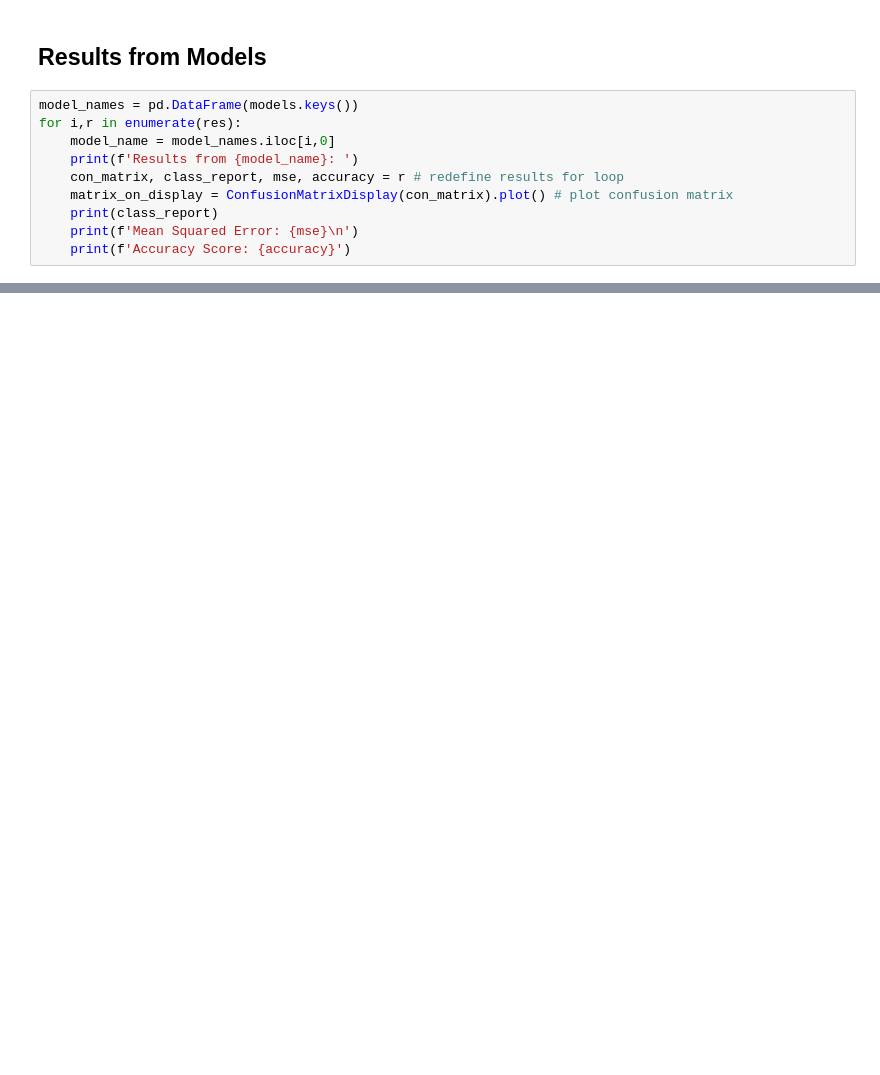
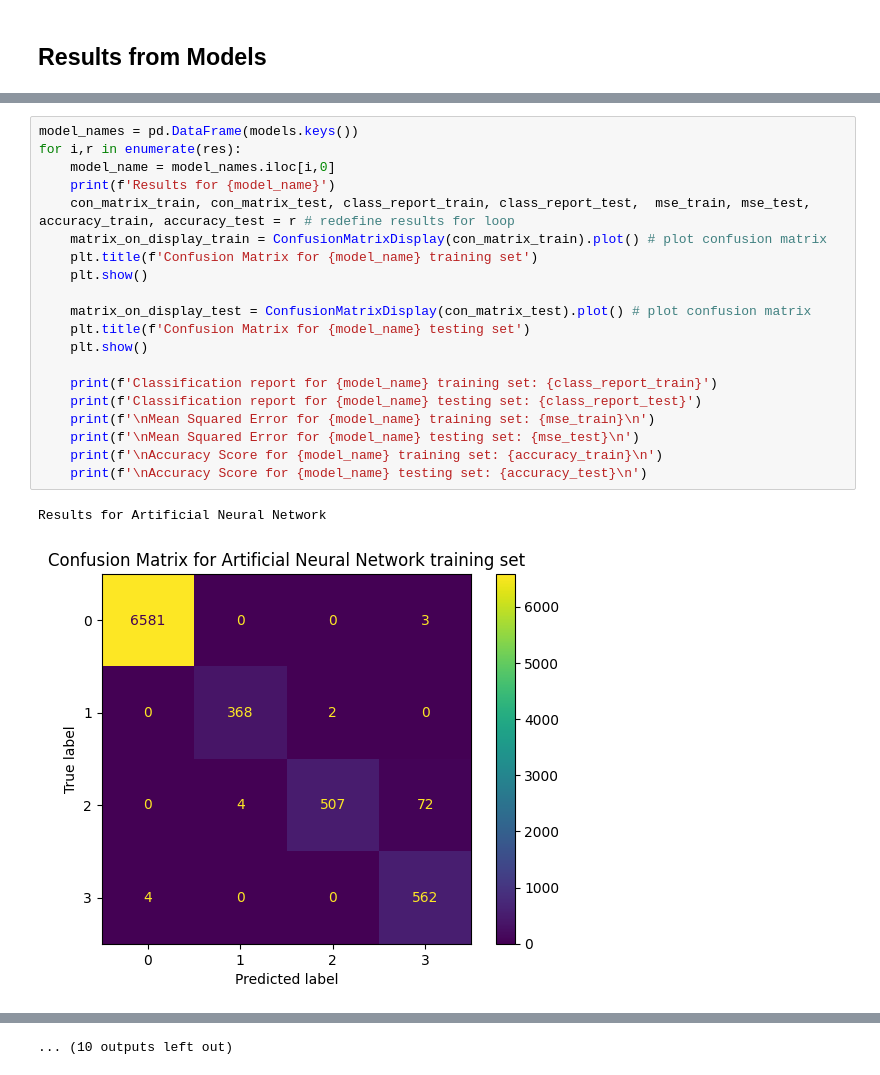
Before and after one commit to jordlim/ecs171project, a Jupyter notebook: occupancy.ipynb, the cells around one changed output, grey strips where cells are left out. Drawn from its saved outputs; the diff is of its cells as text; blank space fills up the shorter version.

```diff
--- a/occupancy.ipynb
+++ b/occupancy.ipynb
@@ -403,12 +499,2 @@ Epoch 50/50
 # %% [markdown]
 ## Results from Models
-# %%
-model_names = pd.DataFrame(models.keys())
-for i,r in enumerate(res):
-    model_name = model_names.iloc[i,0]
-    print(f'Results from {model_name}: ')
-    con_matrix, class_report, mse, accuracy = r # redefine results for loop
-    matrix_on_display = ConfusionMatrixDisplay(con_matrix).plot() # plot confusion matrix
-    print(class_report)
-    print(f'Mean Squared Error: {mse}\n')
-    print(f'Accuracy Score: {accuracy}')
@@ -436,0 +501,23 @@ Accuracy Score: 0.017275419545903257
+# %%
+model_names = pd.DataFrame(models.keys())
+for i,r in enumerate(res):
+    model_name = model_names.iloc[i,0]
+    print(f'Results for {model_name}')
+    con_matrix_train, con_matrix_test, class_report_train, class_report_test,  mse_train, mse_test, accuracy_train, accuracy_test = r # redefine results for loop
+    matrix_on_display_train = ConfusionMatrixDisplay(con_matrix_train).plot() # plot confusion matrix
+    plt.title(f'Confusion Matrix for {model_name} training set')
+    plt.show()
+
+    matrix_on_display_test = ConfusionMatrixDisplay(con_matrix_test).plot() # plot confusion matrix
+    plt.title(f'Confusion Matrix for {model_name} testing set')
+    plt.show()
+
+    print(f'Classification report for {model_name} training set: {class_report_train}')
+    print(f'Classification report for {model_name} testing set: {class_report_test}')
+    print(f'\nMean Squared Error for {model_name} training set: {mse_train}\n')
+    print(f'\nMean Squared Error for {model_name} testing set: {mse_test}\n')
+    print(f'\nAccuracy Score for {model_name} training set: {accuracy_train}\n')
+    print(f'\nAccuracy Score for {model_name} testing set: {accuracy_test}\n')
+# %% [output]
+Results for Artificial Neural Network
+[figure, added]
@@ -436,0 +582 @@ Accuracy Score: 0.017275419545903257
+... (10 outputs left out)
```
Also changed, not shown: parts of 10 cells of this notebook.
